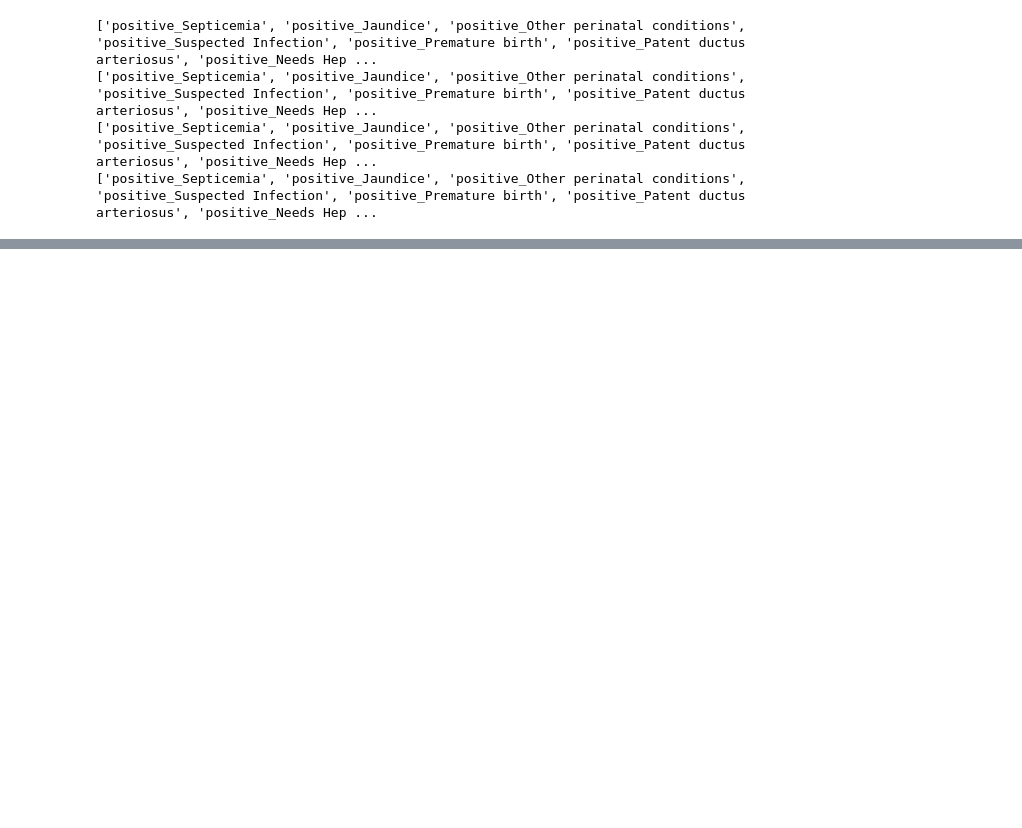
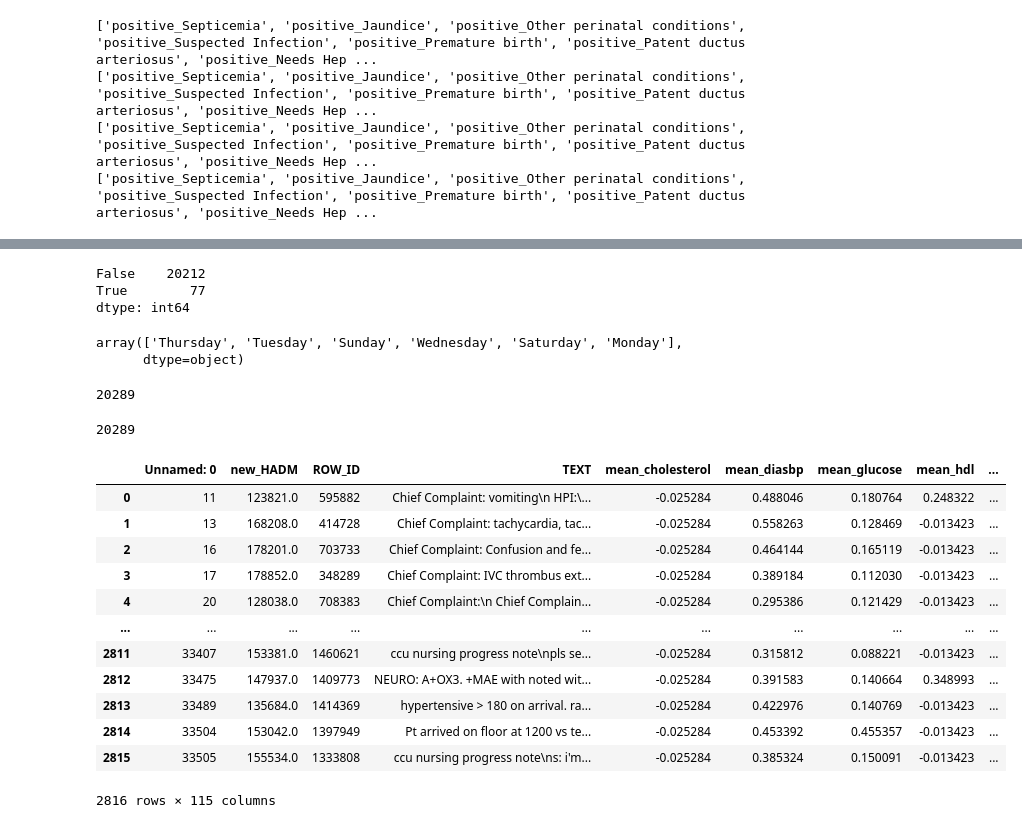
Before and after one commit to amoldwin/tcav-medical-nlp, a Jupyter notebook: plot_scripts/plot_TCAV.ipynb, the cells around one changed output, grey strips where cells are left out. Cells and saved outputs as stored; diff of their text form; code cells hidden in the pictures; blank space fills up the shorter version.

```diff
--- a/plot_scripts/plot_TCAV.ipynb
+++ b/plot_scripts/plot_TCAV.ipynb
@@ -8,6 +8,8 @@ import math
 import pickle
 import seaborn as sns
 from plot_utils import *
+# %%
+dirs_dct = dict(list(pd.read_csv('../directory_paths.csv')['paths'].apply(eval)))
 # %%
 results_dir = '/data/moldwinar/torch_tcav/tcav_scripts/results'
 cavs_dir = '/data/moldwinar/torch_tcav/tcav_scripts/'
@@ -180,0 +298,6 @@ tcav_plot(model_names, metabolic_targets, order,order,metric='acc')
+# %%
+decoded.apply(lambda x: 'tuesday' in x.lower()).value_counts()
+# %% [output]
+False    20212
+True        77
+dtype: int64
@@ -180,0 +306,29 @@ tcav_plot(model_names, metabolic_targets, order,order,metric='acc')
+# %%
+pd.read_csv(os.path.join(dirs_dct['concepts_dir'],'metabolic','allnegative_Friday_23')).merge(row_days, on='ROW_ID',how='left')['day'].unique()
+# %% [output]
+array(['Thursday', 'Tuesday', 'Sunday', 'Wednesday', 'Saturday', 'Monday'],
+      dtype=object)
+# %%
+len(all_metabolic)
+# %% [output]
+20289
+# %%
+len(row_days)
+# %% [output]
+20289
+# %%
+pd.read_csv(os.path.join(dirs_dct['concepts_dir'],'metabolic','positive_Saturday'))
+# %% [output]
+|  | Unnamed: 0 | new_HADM | ROW_ID | TEXT | mean_cholesterol | mean_diasbp | mean_glucose | mean_hdl | ... |
+| 0 | 11 | 123821.0 | 595882 | Chief Complaint: vomiting\n HPI:\... | -0.025284 | 0.488046 | 0.180764 | 0.248322 | ... |
+| 1 | 13 | 168208.0 | 414728 | Chief Complaint: tachycardia, tac... | -0.025284 | 0.558263 | 0.128469 | -0.013423 | ... |
+| 2 | 16 | 178201.0 | 703733 | Chief Complaint: Confusion and fe... | -0.025284 | 0.464144 | 0.165119 | -0.013423 | ... |
+| 3 | 17 | 178852.0 | 348289 | Chief Complaint: IVC thrombus ext... | -0.025284 | 0.389184 | 0.112030 | -0.013423 | ... |
+| 4 | 20 | 128038.0 | 708383 | Chief Complaint:\n Chief Complain... | -0.025284 | 0.295386 | 0.121429 | -0.013423 | ... |
+| ... | ... | ... | ... | ... | ... | ... | ... | ... | ... |
+| 2811 | 33407 | 153381.0 | 1460621 | ccu nursing progress note\npls se... | -0.025284 | 0.315812 | 0.088221 | -0.013423 | ... |
+| 2812 | 33475 | 147937.0 | 1409773 | NEURO: A+OX3. +MAE with noted wit... | -0.025284 | 0.391583 | 0.140664 | 0.348993 | ... |
+| 2813 | 33489 | 135684.0 | 1414369 | hypertensive > 180 on arrival. ra... | -0.025284 | 0.422976 | 0.140769 | -0.013423 | ... |
+| 2814 | 33504 | 153042.0 | 1397949 | Pt arrived on floor at 1200 vs te... | -0.025284 | 0.453392 | 0.455357 | -0.013423 | ... |
+| 2815 | 33505 | 155534.0 | 1333808 | ccu nursing progress note\ns: i'm... | -0.025284 | 0.385324 | 0.150091 | -0.013423 | ... |
+2816 rows × 115 columns
```
Also changed, not shown: parts of 26 cells of this notebook, 1 other file.
